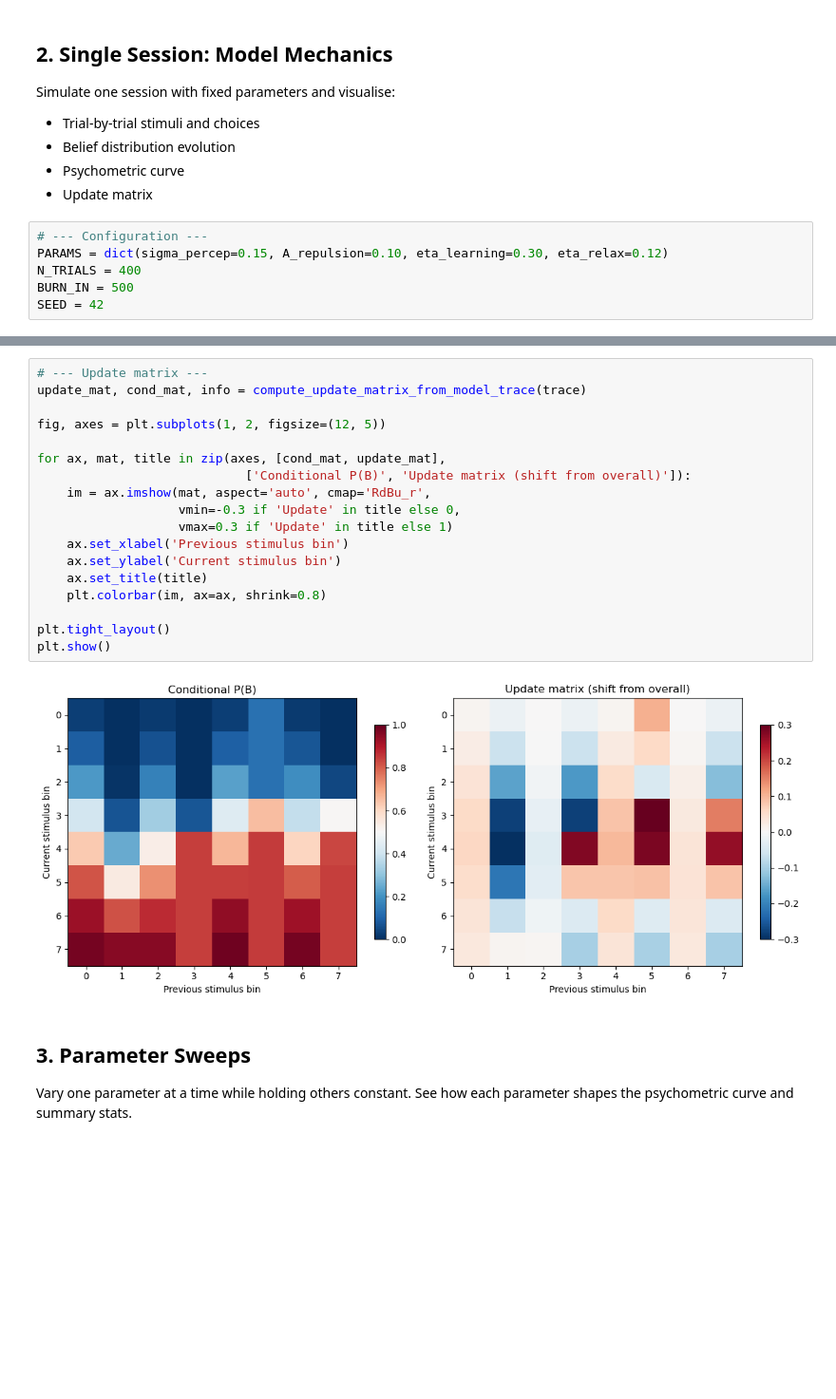
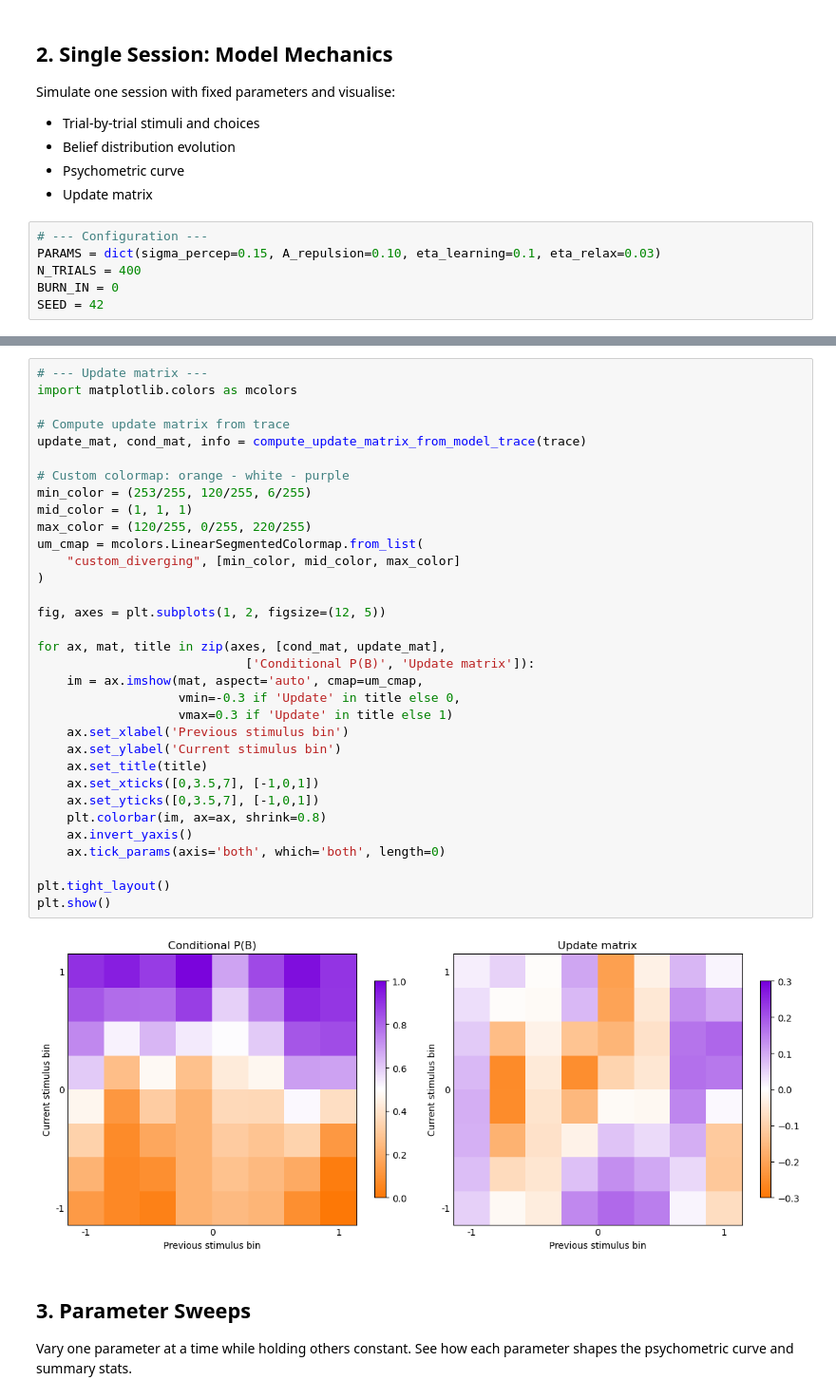
Before and after one commit to serkanshentyurk/sound_categorisation, a Jupyter notebook: Notebooks/1-Synthetic_Data_Exploration.ipynb, the cells around one changed output, grey strips where cells are left out. Shown at 95% size. Saved outputs shown, nothing was run; the diff lists cells and outputs as text; blank space fills up the shorter version.

Commit message:
plotting and analysis files updated + notebooks are organised

```diff
--- a/1_synthetic_data_exploration.ipynb
+++ b/Notebooks/1-Synthetic_Data_Exploration.ipynb
@@ -50,9 +53,9 @@ Simulate one session with fixed parameters and visualise:
 - Update matrix
 # %%
 # --- Configuration ---
-PARAMS = dict(sigma_percep=0.15, A_repulsion=0.10, eta_learning=0.30, eta_relax=0.12)
+PARAMS = dict(sigma_percep=0.15, A_repulsion=0.10, eta_learning=0.1, eta_relax=0.03)
 N_TRIALS = 400
-BURN_IN = 500
+BURN_IN = 0
 SEED = 42
 # %%
 # --- Simulate ---
@@ -189,23 +227,38 @@ plt.show()
 # %%
 # --- Update matrix ---
+import matplotlib.colors as mcolors
+
+# Compute update matrix from trace
 update_mat, cond_mat, info = compute_update_matrix_from_model_trace(trace)
+
+# Custom colormap: orange - white - purple
+min_color = (253/255, 120/255, 6/255)
+mid_color = (1, 1, 1)
+max_color = (120/255, 0/255, 220/255)
+um_cmap = mcolors.LinearSegmentedColormap.from_list(
+    "custom_diverging", [min_color, mid_color, max_color]
+)
 
 fig, axes = plt.subplots(1, 2, figsize=(12, 5))
 
 for ax, mat, title in zip(axes, [cond_mat, update_mat],
-                            ['Conditional P(B)', 'Update matrix (shift from overall)']):
-    im = ax.imshow(mat, aspect='auto', cmap='RdBu_r',
+                            ['Conditional P(B)', 'Update matrix']):
+    im = ax.imshow(mat, aspect='auto', cmap=um_cmap,
                    vmin=-0.3 if 'Update' in title else 0,
                    vmax=0.3 if 'Update' in title else 1)
     ax.set_xlabel('Previous stimulus bin')
     ax.set_ylabel('Current stimulus bin')
     ax.set_title(title)
+    ax.set_xticks([0,3.5,7], [-1,0,1])
+    ax.set_yticks([0,3.5,7], [-1,0,1])
     plt.colorbar(im, ax=ax, shrink=0.8)
+    ax.invert_yaxis()
+    ax.tick_params(axis='both', which='both', length=0)
 
 plt.tight_layout()
 plt.show()
 # %% [output]
-[figure, old version]
+[figure, new version]
 # %% [markdown]
 ## 3. Parameter Sweeps
 
```
Also changed, not shown: parts of 8 cells of this notebook, 15 other files.
